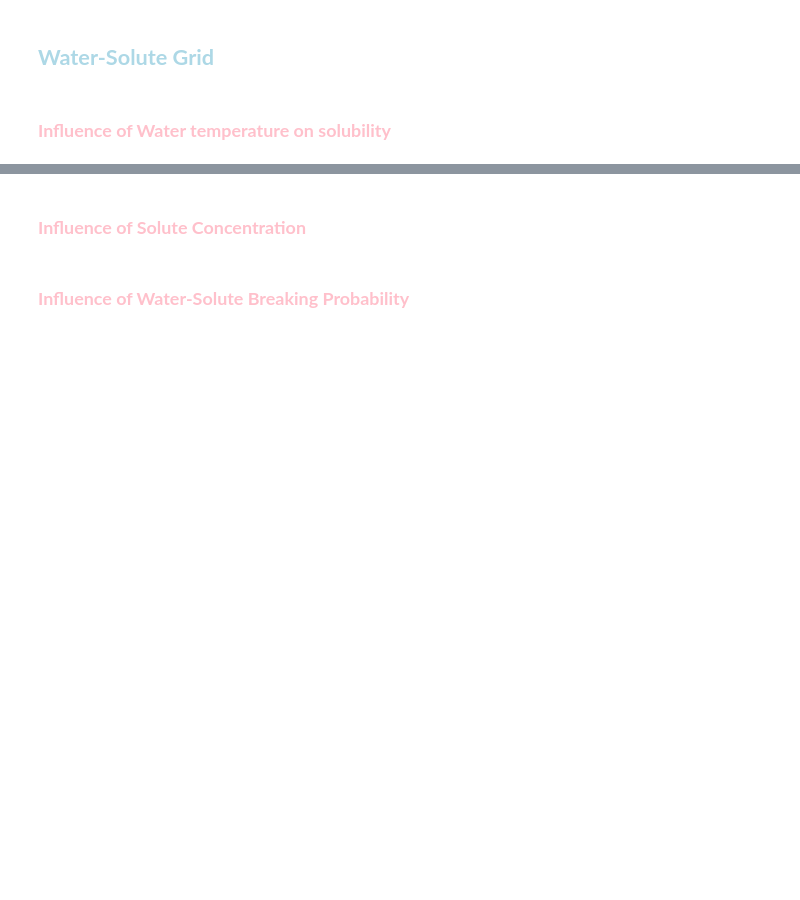
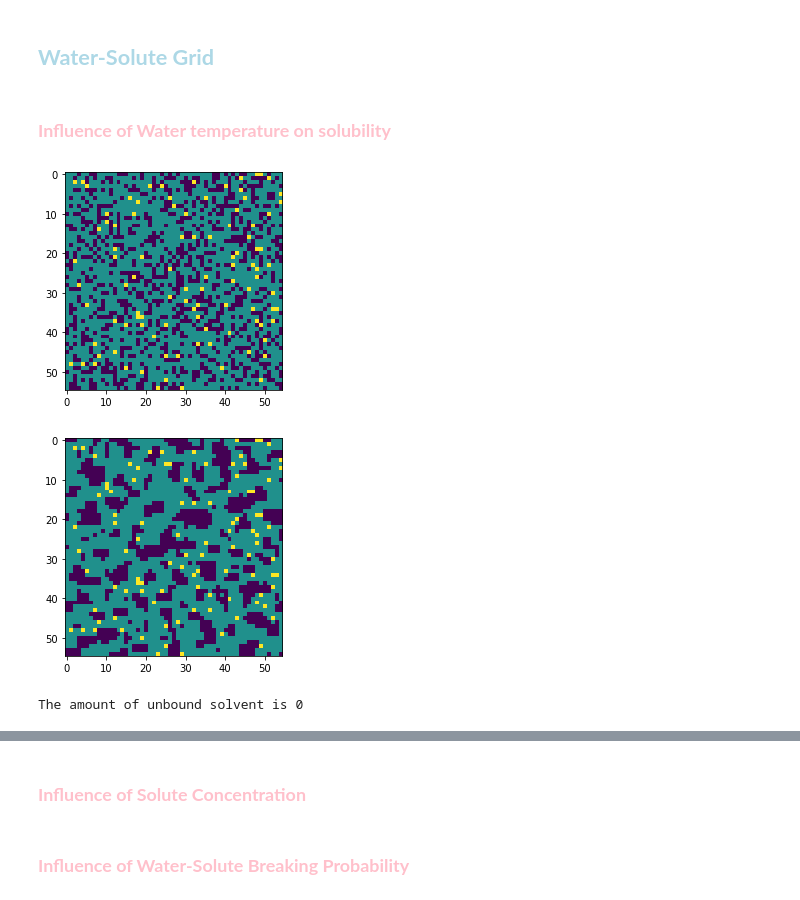
Before and after one commit to ThomasGlansdorp/CSS_19, a Jupyter notebook: main.ipynb, the cells around one changed output, grey strips where cells are left out. Drawn from its saved outputs; the diff is of its cells as text; code cells hidden in the pictures; blank space fills up the shorter version.

```diff
--- a/main.ipynb
+++ b/main.ipynb
@@ -32,3 +64,17 @@ Solute cell = 2 </br>
 ## <font color = LightBlue > **Water-Solute Grid** </font>
 # %% [markdown]
 ### <font color = Pink > **Influence of Water temperature on solubility** </font>
+# %%
+see_grid = CA_rules(CA_grid()).generate_simulation()
+plt.imshow(see_grid)
+plt.show()
+
+total_height = 55
+total_width = 55
+
+unbound_solvent = analysis.count_unbound_molecule(see_grid, total_height, total_width)
+print(f"The amount of unbound solvent is {unbound_solvent}")
+# %% [output]
+[figure, added]
+[figure, added]
+The amount of unbound solvent is 0
```
Also changed, not shown: parts of 4 cells of this notebook, 2 other files.
